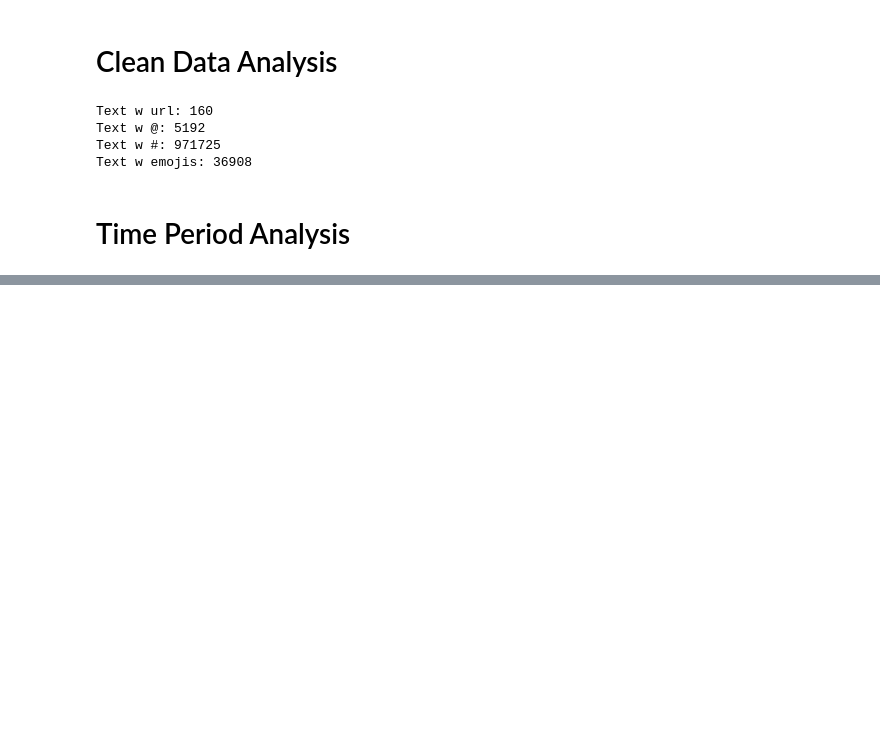
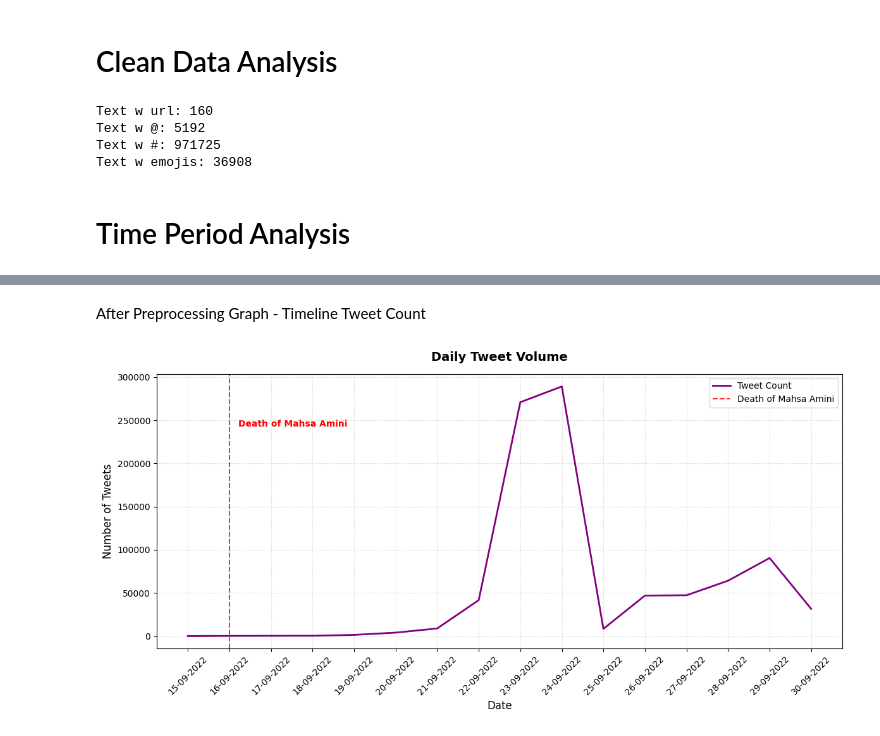
Before and after one commit to dianalunapacheco/SOC, a Jupyter notebook: utils/analysis.ipynb, the cells around one changed output, grey strips where cells are left out. Cells and saved outputs as stored; diff of their text form; code cells hidden in the pictures; blank space fills up the shorter version.

```diff
--- a/utils/analysis.ipynb
+++ b/utils/analysis.ipynb
@@ -208,0 +214,13 @@ plt.show()
+# %%
+from preprocessing import *
+
+tweets_file_a = obtain_file_a()
+count_file_a = len(tweets_file_a)
+
+tweets_a_clean = clean_data_a(tweets_file_a)
+clean_count_a = len(tweets_a_clean)
+
+print("because of... dataset")
+print(f"before preprocessing: {count_file_a}")
+print(f"after preprocessing: {clean_count_a}")
+print(f"removed: {count_file_a - clean_count_a}")
@@ -208,0 +266,37 @@ plt.show()
+# %% [markdown]
+After Preprocessing Graph - Timeline Tweet Count
+# %%
+tweets_a_clean['Timestamp'] = pd.to_datetime(tweets_a_clean['Timestamp'], format='mixed')
+
+tweets_per_day = tweets_a_clean.resample('D', on='Timestamp').size()
+september_tweets = tweets_per_day[(tweets_per_day.index >= '2022-09-15') &
+                                 (tweets_per_day.index <= '2022-09-30')]
+
+fig, ax = plt.subplots(figsize=(12, 6))
+ax.plot(september_tweets.index, september_tweets.values, color='purple', linewidth=2, label='Tweet Count')
+
+event_date = pd.Timestamp('2022-09-16') # death of Mahsa Amini
+ax.axvline(event_date, color='red', linestyle='--', alpha=0.8, label='Death of Mahsa Amini')
+
+ax.annotate('Death of Mahsa Amini',
+            xy=(event_date, ax.get_ylim()[1]*0.8),
+            xytext=(10, 0), textcoords='offset points',
+            color='red', fontsize=10, fontweight='bold')
+
+#ax.xaxis.set_major_locator(mdates.MonthLocator())
+#ax.xaxis.set_major_formatter(mdates.DateFormatter('%b %Y'))
+ax.xaxis.set_major_locator(mdates.DayLocator(interval=1))
+ax.xaxis.set_major_formatter(mdates.DateFormatter('%d-%m-%Y'))
+ax.xaxis.set_minor_locator(mdates.WeekdayLocator())
+
+
+ax.set_title('Daily Tweet Volume', fontsize=14, fontweight='bold', pad=15)
+ax.set_xlabel('Date', fontsize=12)
+ax.set_ylabel('Number of Tweets', fontsize=12)
+ax.grid(True, linestyle=':', alpha=0.6)
+ax.legend(loc='upper right')
+plt.xticks(rotation=45)
+plt.tight_layout()
+plt.show()
+# %% [output]
+[figure, added]
```
Also changed, not shown: parts of 4 cells of this notebook.
